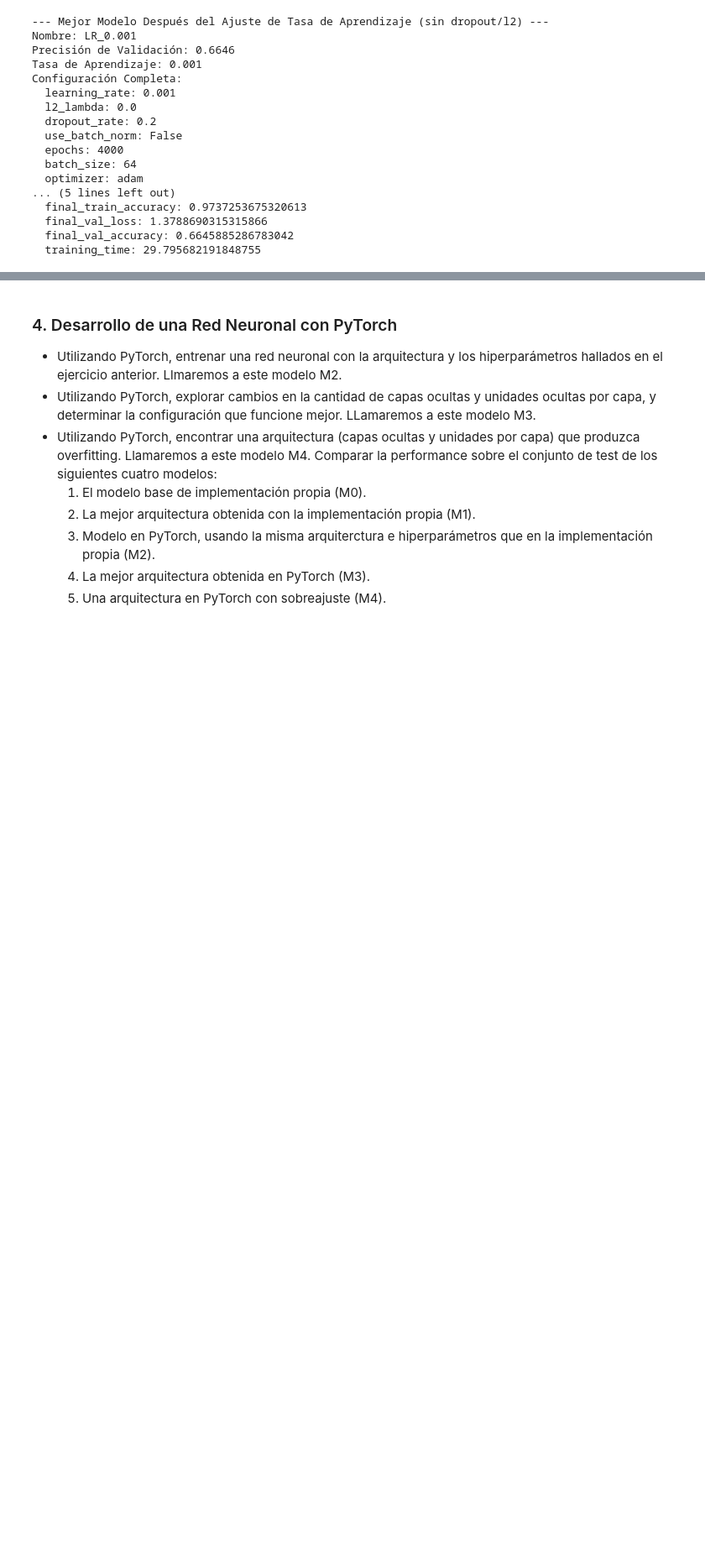
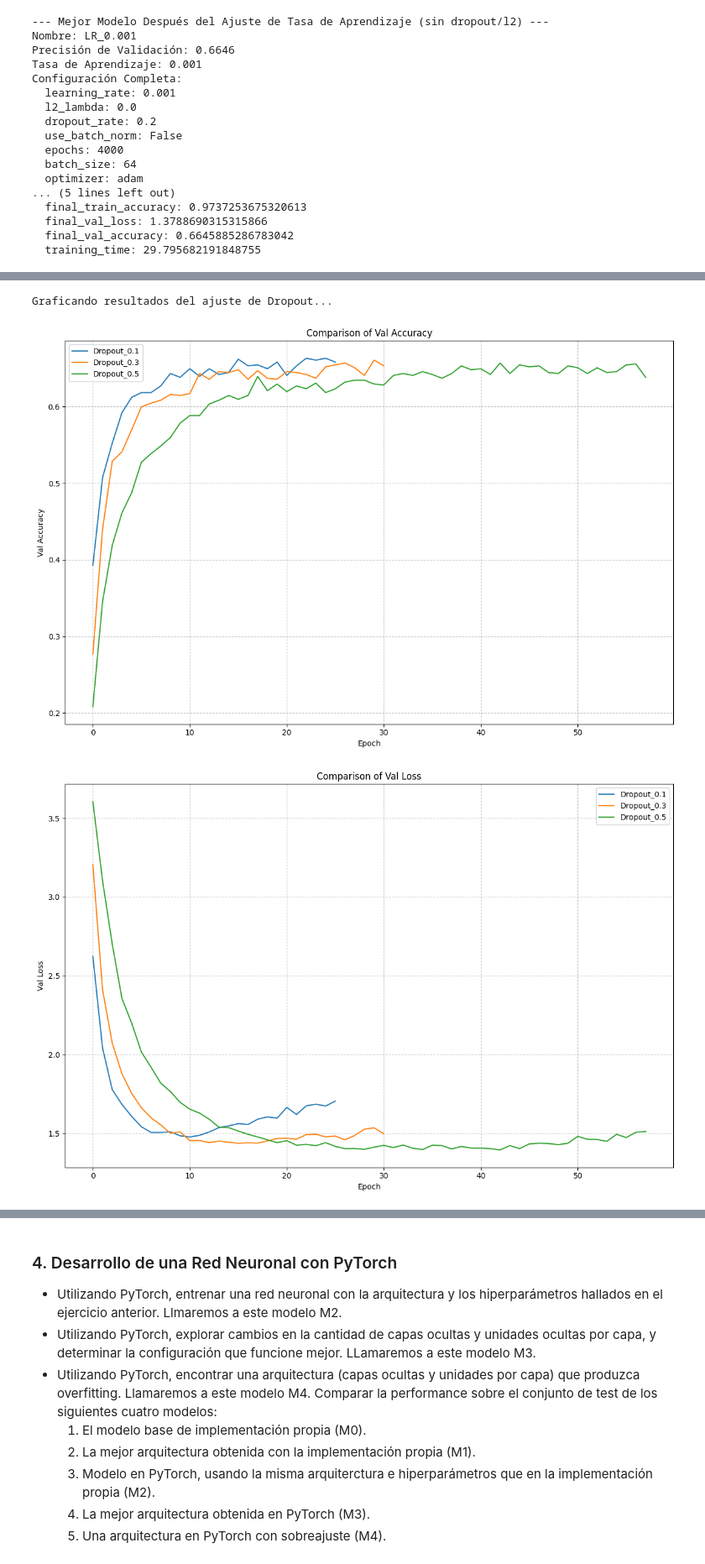
Before and after one commit to elianaostro/ML, a Jupyter notebook: Ostrovsky_Eliana_TP3/Ostrovsky_Eliana_Notebook_TP3.ipynb, the cells around one changed output, grey strips where cells are left out. Shown at 84% size. Saved outputs shown, nothing was run; the diff lists cells and outputs as text; code cells hidden in the pictures; blank space fills up the shorter version.

```diff
--- a/Ostrovsky_Eliana_TP3/Ostrovsky_Eliana_Notebook_TP3.ipynb
+++ b/Ostrovsky_Eliana_TP3/Ostrovsky_Eliana_Notebook_TP3.ipynb
@@ -570,15 +628,19 @@ dropout_tuning_results = run_experiments(
 # %%
 print("\nGraficando resultados del ajuste de Dropout...")
-plot_experiment_results(dropout_tuning_results, metric='val_accuracy', title_suffix=" - Ajuste de Dropout")
-plot_experiment_results(dropout_tuning_results, metric='val_loss', title_suffix=" - Ajuste de Dropout")
-compare_final_metrics(dropout_tuning_results, title_suffix=" - Ajuste de Dropout")
+plot_experiment_results(dropout_tuning_results, metric='val_accuracy')
+plot_experiment_results(dropout_tuning_results, metric='val_loss')
+compare_final_metrics(dropout_tuning_results)
 
 best_dropout_tuned_model = max(dropout_tuning_results, key=lambda x: x.get('final_val_accuracy', -float('inf')))
 print(f"\n--- Mejor Modelo Después del Ajuste de Dropout ---")
 print(f"Nombre: {best_dropout_tuned_model.get('name', 'N/A')}")
 print(f"Precisión de Validación: {best_dropout_tuned_model.get('final_val_accuracy', 'N/A'):.4f}")
 print(f"Dropout Rate: {best_dropout_tuned_model.get('dropout_rate', 'N/A')}")
 print(f"Configuración Completa:")
 for key, value in best_dropout_tuned_model.items():
     if key not in ['history']:
         print(f"  {key}: {value}")
+# %% [output]
+Graficando resultados del ajuste de Dropout...
+[figure, added]
+[figure, added]
```
Also changed, not shown: parts of 17 cells of this notebook, 4 other files.
